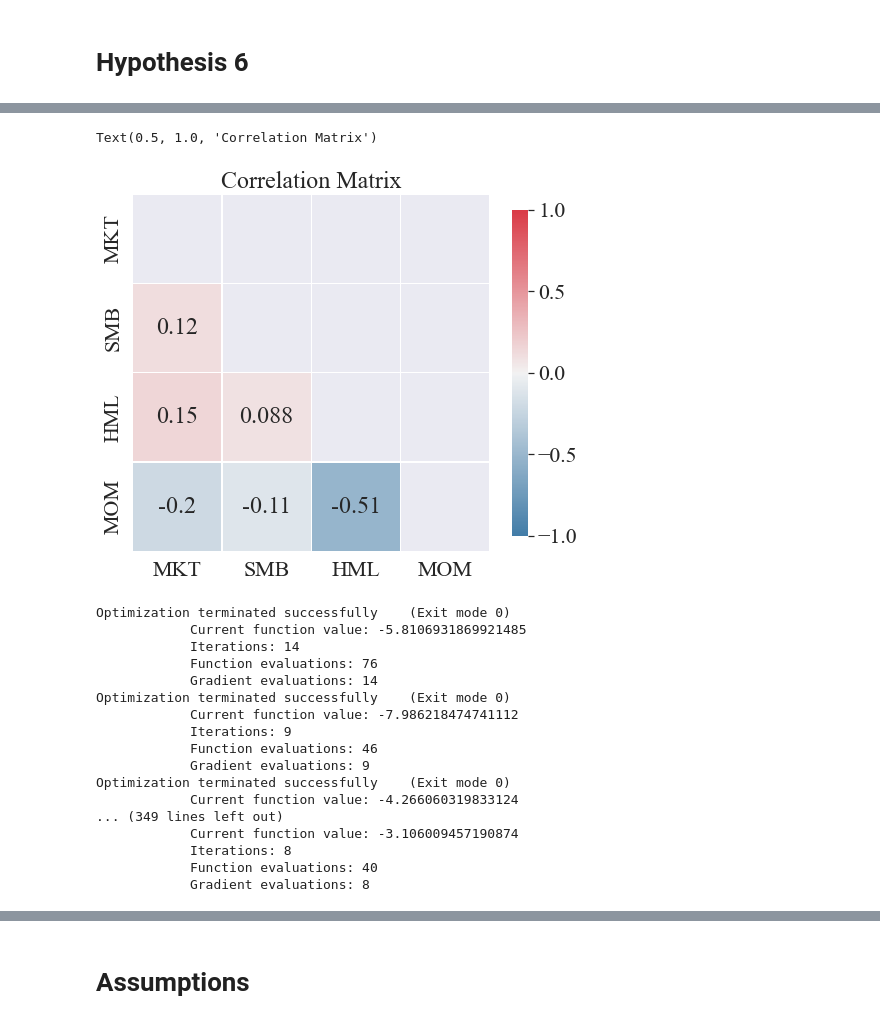
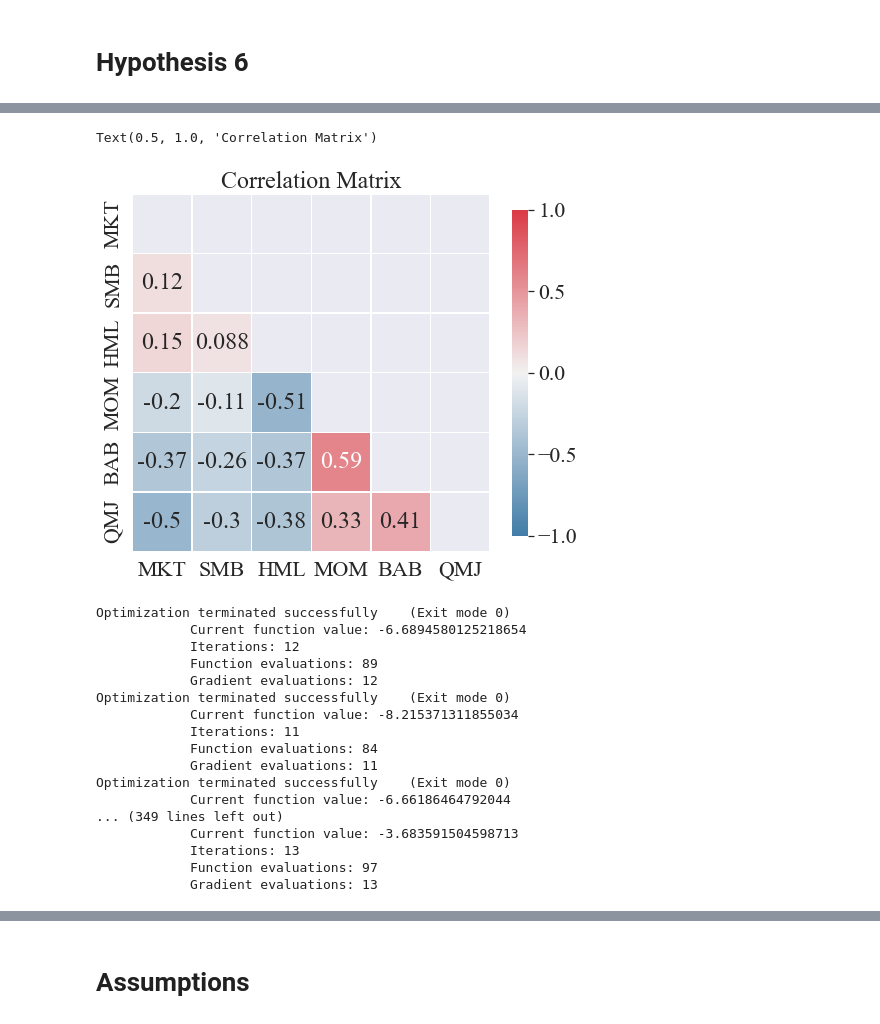
Before and after one commit to AleSandra9/master_thesis, a Jupyter notebook: analysis.ipynb, the cells around one changed output, grey strips where cells are left out. Cells and saved outputs as stored; diff of their text form; code cells hidden in the pictures.

```diff
--- a/analysis.ipynb
+++ b/analysis.ipynb
@@ -3934,0 +4060,7 @@ factors_d=factors_d[1:]
+# %%
+factors = pd.read_csv("/Users/alexandra/Documents/master_thesis/data/factors.csv",index_col='Date',parse_dates=True)
+factors_d = pd.read_csv("/Users/alexandra/Documents/master_thesis/data/factors_d.csv",index_col='Date',parse_dates=True)
+factors=factors.add(rf['RF'],axis=0)
+factors_d=factors_d.add(rf_d['RF'],axis=0)
+factors_d_sub=factors_d.iloc[1:,:]
+factors
@@ -3964,6 +4122,6 @@ True
 # %%
 '''Correlation matrix'''
 
-corr_matrix = np.corrcoef(factors_d,rowvar=False)
+corr_matrix = np.corrcoef(factors_d_sub,rowvar=False)
 corr_matrix
 # %% [output]
@@ -3974,13 +4140,13 @@ array([[1.000, 0.116, 0.150, -0.204],
 # %%
 '''Plot the correlation matrix'''
 
 sns.set(font="Times New Roman",font_scale=2)
 fig, ax = plt.subplots(figsize=(8, 8))
-correlation_plot(corr_matrix, names=factors_d.columns, include_values=True, ax=ax)
+correlation_plot(corr_matrix, names=factors_d_sub.columns, include_values=True, ax=ax)
 ax.set_title('Correlation Matrix',)
 # %% [output]
 Text(0.5, 1.0, 'Correlation Matrix')
-[figure, old version]
+[figure, new version]
 # %%
 '''Calculate optimal weights (tangency pf)'''
 def sharpe_ratio(w: np.ndarray,factors):
@@ -3998,34 +4164,34 @@ opt_weights=[]
 sum_to_one_cons = {'type': 'eq',
                    'fun' : lambda x: np.sum(x) - 1.0}
 
-bounds = [(-1, 1)] * 4
+bounds = [(0,1)] * 6
 
 
 for i in np.arange(0,4785,63):
-    if len(factors_d[i:i+252])<248:
+    if len(factors_d_sub[i:i+252])<248:
          break
-    x0 = np.r_[np.ones(4) / 4]
-    res = sci.optimize.minimize(sharpe_ratio, x0=x0, args=(factors_d[i:i+252]),
+    x0 = np.r_[np.ones(6) / 6]
+    res = sci.optimize.minimize(sharpe_ratio, x0=x0, args=(factors_d_sub[i:i+252]),
                         method='SLSQP', constraints=sum_to_one_cons, options={'ftol': 1e-9, 'disp': True},bounds=bounds)
     opt_weights.append(res.x)
 # %% [output]
 Optimization terminated successfully    (Exit mode 0)
-            Current function value: -5.8106931869921485
-            Iterations: 14
-            Function evaluations: 76
-            Gradient evaluations: 14
+            Current function value: -6.6894580125218654
+            Iterations: 12
+            Function evaluations: 89
+            Gradient evaluations: 12
 Optimization terminated successfully    (Exit mode 0)
-            Current function value: -7.986218474741112
-            Iterations: 9
-            Function evaluations: 46
-            Gradient evaluations: 9
+            Current function value: -8.215371311855034
+            Iterations: 11
+            Function evaluations: 84
+            Gradient evaluations: 11
 Optimization terminated successfully    (Exit mode 0)
-            Current function value: -4.266060319833124
+            Current function value: -6.66186464792044
 ... (349 lines left out)
-            Current function value: -3.106009457190874
-            Iterations: 8
-            Function evaluations: 40
-            Gradient evaluations: 8
+            Current function value: -3.683591504598713
+            Iterations: 13
+            Function evaluations: 97
+            Gradient evaluations: 13
 # %%
 '''Calculate optimal weights (min_variance pf)'''
 def pf_std(w: np.ndarray,factors):
```
Also changed, not shown: parts of 35 cells of this notebook.
